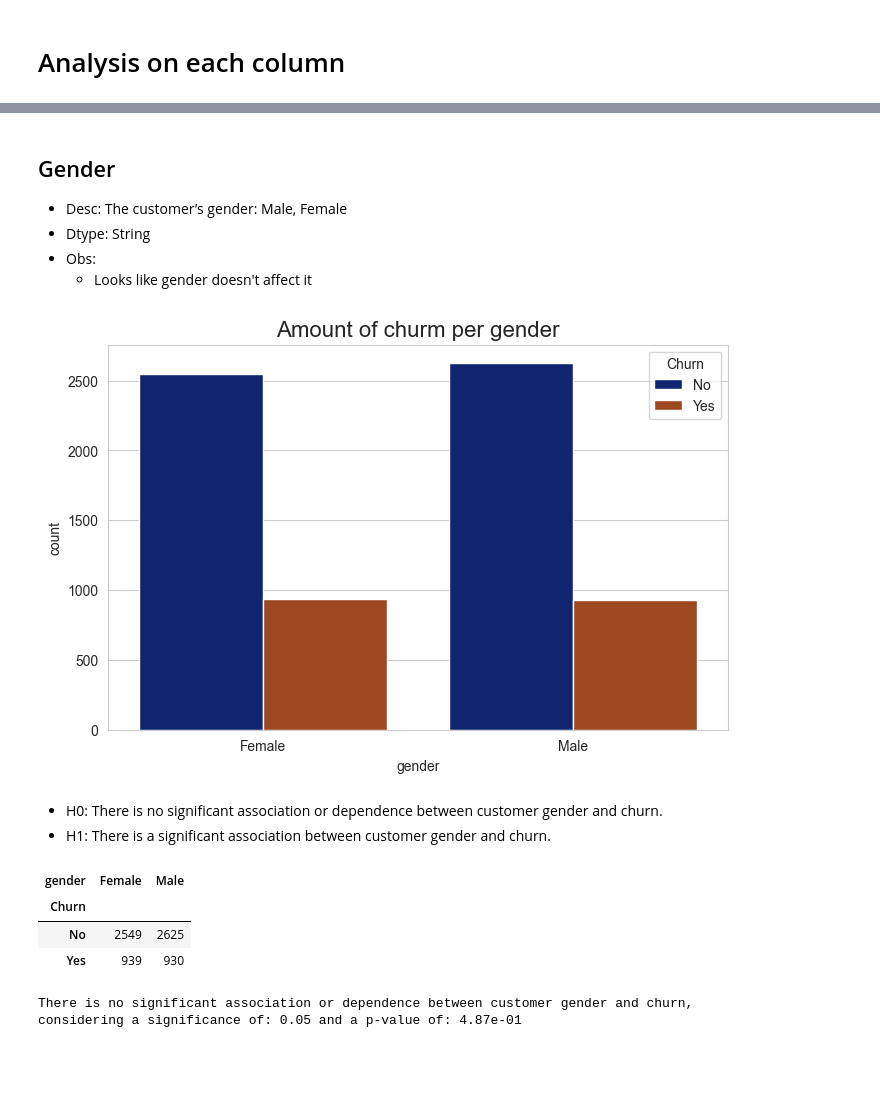
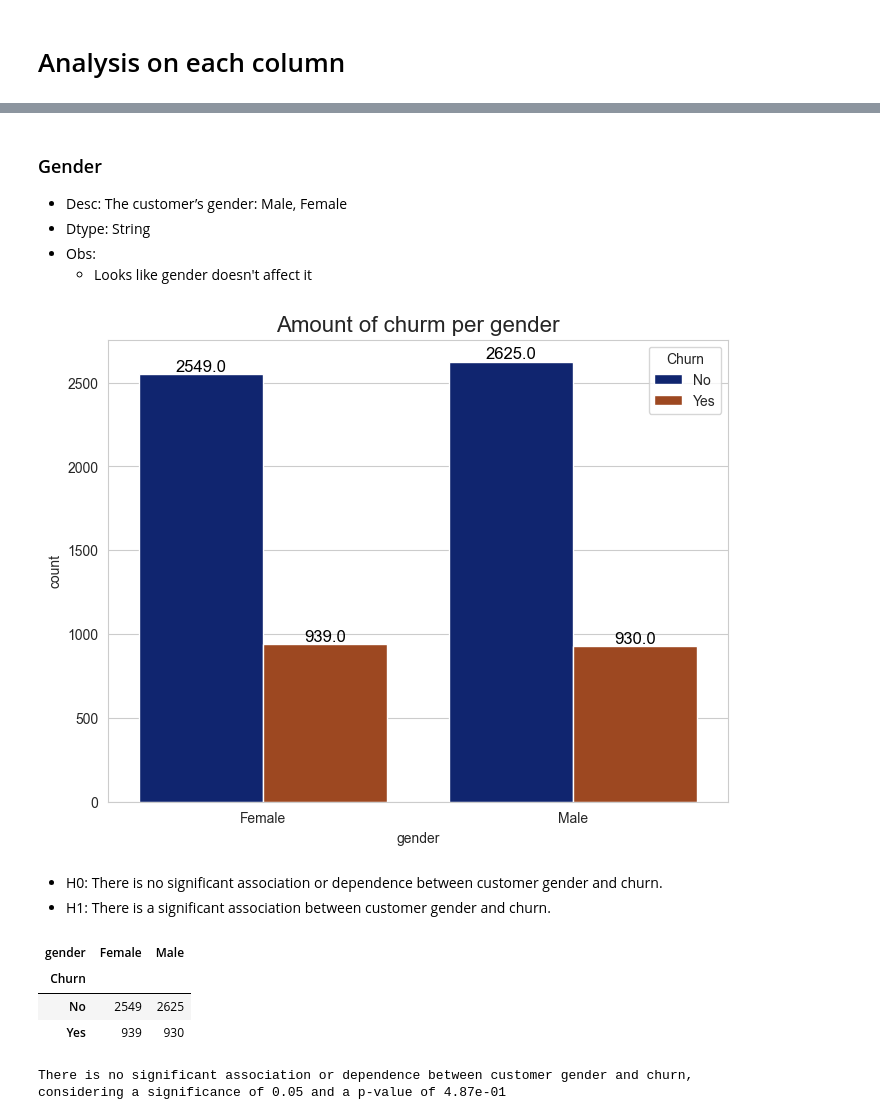
Before and after one commit to Gbrlmoraes/telecom_churn_prediction, a Jupyter notebook: notebooks/exploratory_data_analysis.ipynb, the cells around one changed output, grey strips where cells are left out. Saved outputs shown, nothing was run; the diff lists cells and outputs as text; code cells hidden in the pictures; blank space fills up the shorter version.

```diff
--- a/notebooks/exploratory_data_analysis.ipynb
+++ b/notebooks/exploratory_data_analysis.ipynb
@@ -70,21 +88,28 @@ dtype: int64
 # %% [markdown]
-## Gender
+### Gender
 - Desc: The customer’s gender: Male, Female
 - Dtype: String
 - Obs:
     - Looks like gender doesn't affect it
 # %%
-plt.figure(figsize = (8, 5))
+plt.figure(figsize = (8, 6))
 
-sns.countplot(
+ax = sns.countplot(
     x = 'gender',
     data = df,
     hue = 'Churn'
 )
+for p in ax.patches:
+    ax.annotate(
+        f'{p.get_height()}',
+        (p.get_x() + p.get_width() / 2, p.get_height()),
+        ha='center', va='bottom', fontsize=12, color='black'
+    )
+
 plt.title('Amount of churm per gender', fontsize = 16)
 plt.show()
 # %% [output]
-[figure, old version]
+[figure, new version]
 # %% [markdown]
 - H0: There is no significant association or dependence between customer gender and churn.
 - H1: There is a significant association between customer gender and churn.
@@ -96,13 +121,13 @@ p_value = chi2_contingency(df_cross)[1]
 
 significance = 0.05
 if p_value < significance:
-    print(f'There is a significant association between customer gender and churn, \nconsidering a significance of: {significance} and a p-value of: {p_value:.2e}')
+    print(f'There is a significant association between customer gender and churn, \nconsidering a significance of {significance} and a p-value of {p_value:.2e}')
 else:
-    print(f'There is no significant association or dependence between customer gender and churn, \nconsidering a significance of: {significance} and a p-value of: {p_value:.2e}')
+    print(f'There is no significant association or dependence between customer gender and churn, \nconsidering a significance of {significance} and a p-value of {p_value:.2e}')
 # %% [output]
 | gender | Female | Male |
 | Churn |  |  |
 | No | 2549 | 2625 |
 | Yes | 939 | 930 |
 There is no significant association or dependence between customer gender and churn,
-considering a significance of: 0.05 and a p-value of: 4.87e-01
+considering a significance of 0.05 and a p-value of 4.87e-01
```
Also changed, not shown: parts of 5 cells of this notebook.
